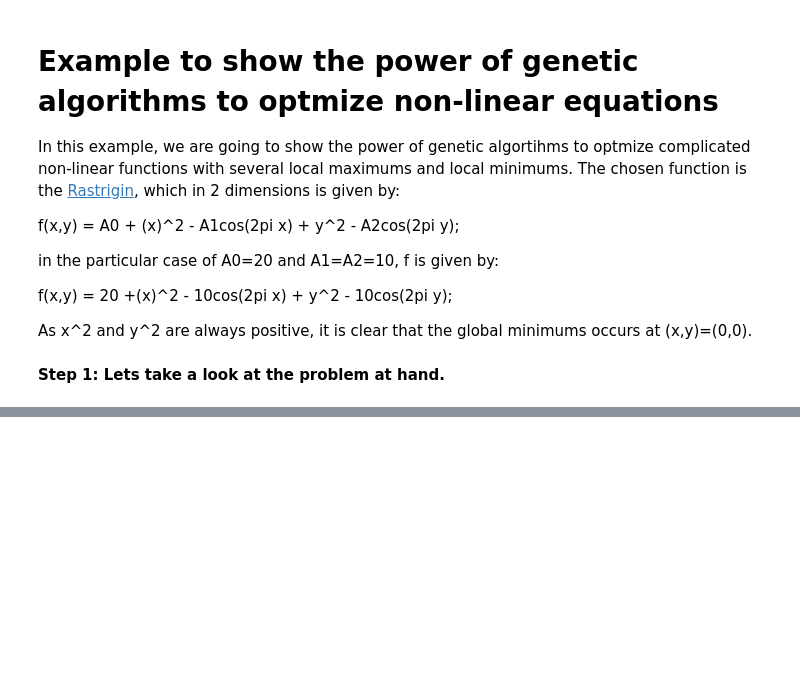
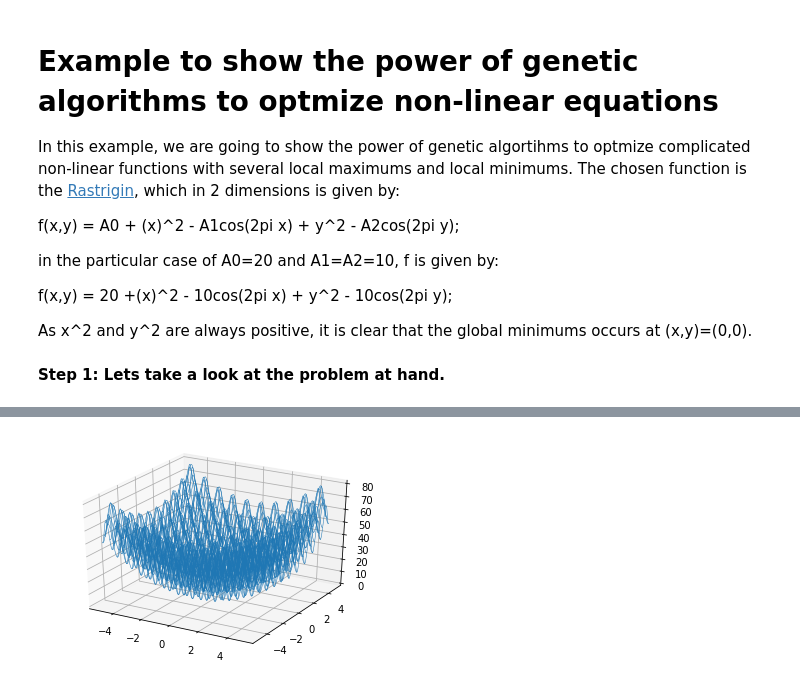
Before and after one commit to sergionovi/OptmizationViaGeneticAlgorithm, a Jupyter notebook: GeneticOptimization.ipynb, the cells around one changed output, grey strips where cells are left out. Cells and saved outputs as stored; diff of their text form; code cells hidden in the pictures; blank space fills up the shorter version.

```diff
--- a/GeneticOptimization.ipynb
+++ b/GeneticOptimization.ipynb
@@ -53,0 +53,8 @@ plt.show()
+# %%
+fig2 = plt.figure()
+ax = fig2.gca(projection='3d')
+ax =  fig2.gca(projection='3d')
+ax.plot_wireframe(X, Y, Z,linewidth=.5)
+plt.show()
+# %% [output]
+[figure, added]
```
Also changed, not shown: parts of 1 cell of this notebook.
